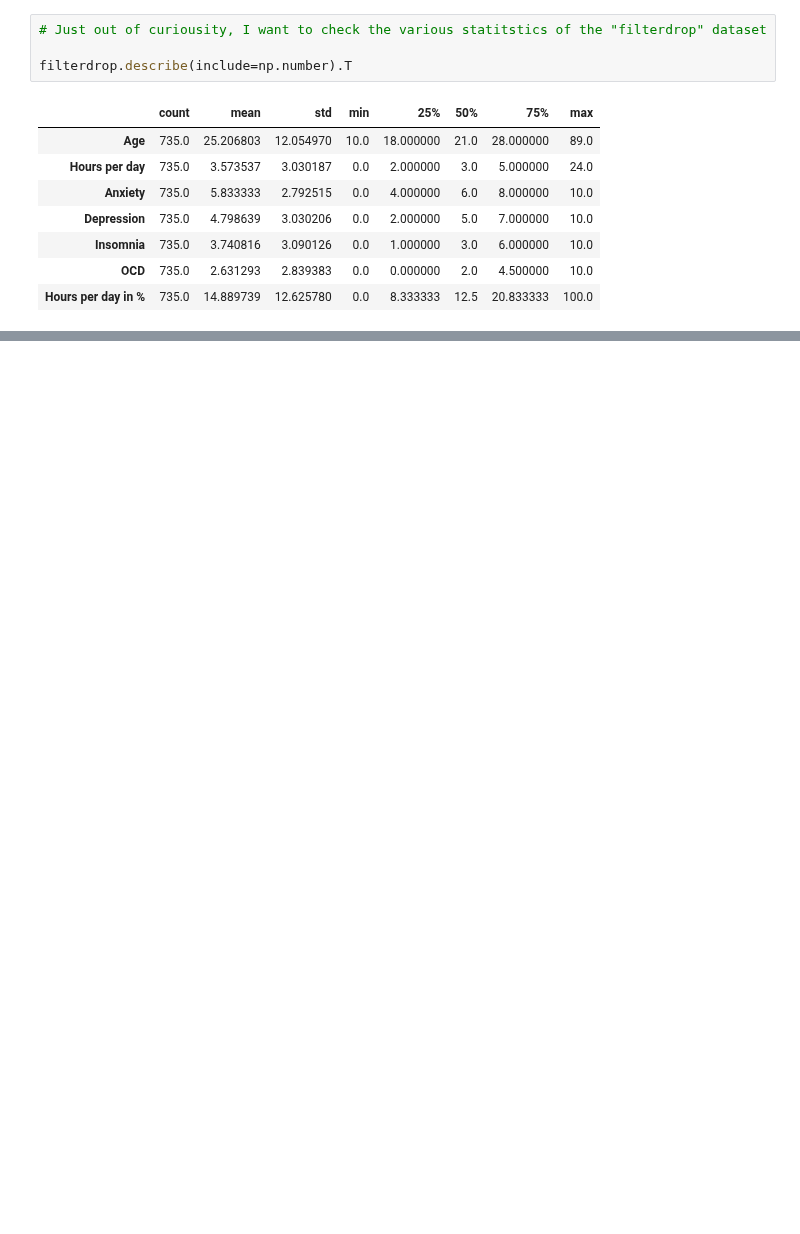
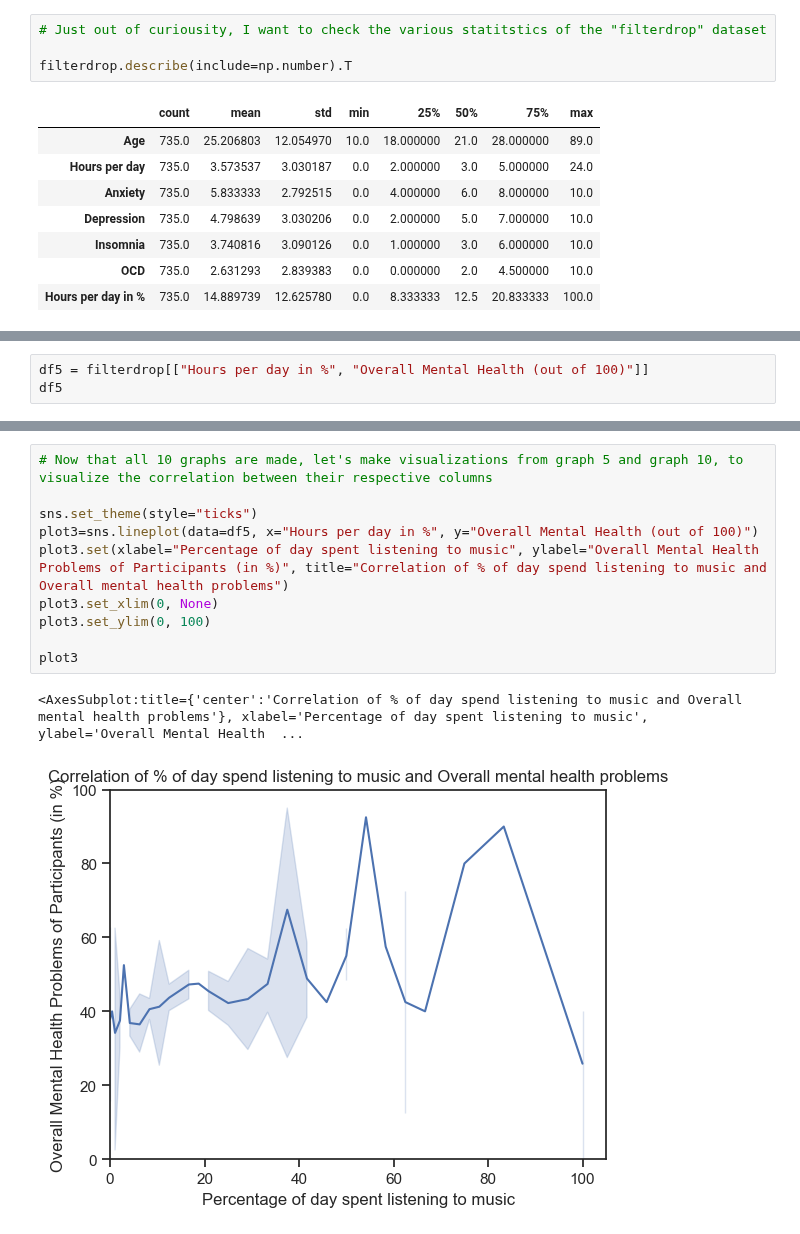
Before and after one commit to ubco-W2022T2-data301/project-group-group12, a Jupyter notebook: analysis/analysisZainab.ipynb, the cells around one changed output, grey strips where cells are left out. Drawn from its saved outputs; the diff is of its cells as text; blank space fills up the shorter version.

```diff
--- a/analysis/analysisZainab.ipynb
+++ b/analysis/analysisZainab.ipynb
@@ -249,0 +339,3 @@ filterdrop
+# %%
+df5 = filterdrop[["Hours per day in %", "Overall Mental Health (out of 100)"]]
+df5
@@ -249,0 +441,13 @@ filterdrop
+# %%
+# Now that all 10 graphs are made, let's make visualizations from graph 5 and graph 10, to visualize the correlation between their respective columns
+
+sns.set_theme(style="ticks")
+plot3=sns.lineplot(data=df5, x="Hours per day in %", y="Overall Mental Health (out of 100)")
+plot3.set(xlabel="Percentage of day spent listening to music", ylabel="Overall Mental Health Problems of Participants (in %)", title="Correlation of % of day spend listening to music and Overall mental health problems")
+plot3.set_xlim(0, None)
+plot3.set_ylim(0, 100)
+
+plot3
+# %% [output]
+<AxesSubplot:title={'center':'Correlation of % of day spend listening to music and Overall mental health problems'}, xlabel='Percentage of day spent listening to music', ylabel='Overall Mental Health  ...
+[figure, added]
```
Also changed, not shown: parts of 18 cells of this notebook, 1 other file.
